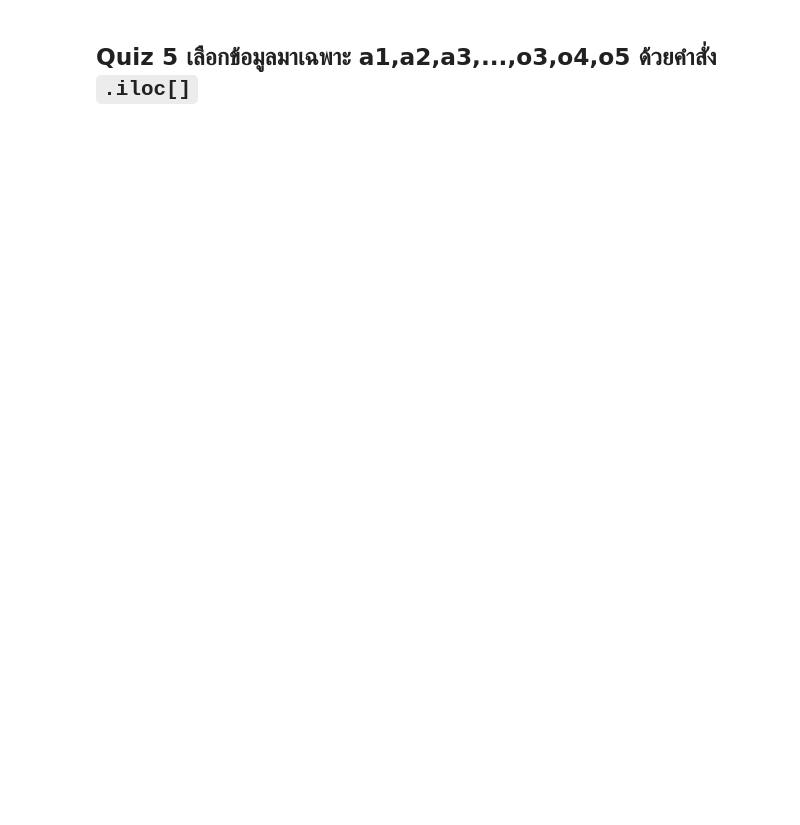
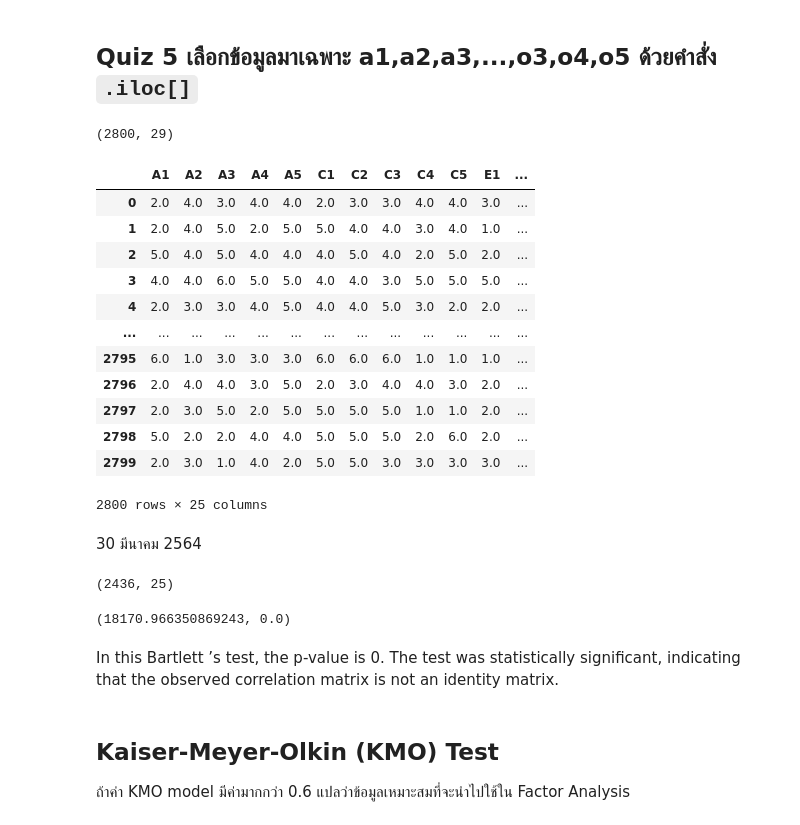
Before and after one commit to siriwat-heart/Multivariate, a Jupyter notebook: Chapter_5_Factor_Analysis.ipynb, the cells around one changed output. Cells and saved outputs as stored; diff of their text form; code cells hidden in the pictures; blank space fills up the shorter version.

````diff
--- a/Chapter_5_Factor_Analysis.ipynb
+++ b/Chapter_5_Factor_Analysis.ipynb
@@ -70,4 +54,42 @@ import matplotlib.pyplot as plt  # = from matplotlib import pyplot as plt
 # %% [markdown]
 ## Quiz 5 เลือกข้อมูลมาเฉพาะ a1,a2,a3,...,o3,o4,o5 ด้วยคำสั่ง ```.iloc[]```
+# %%
+BFI_data.shape
+# %% [output]
+(2800, 29)
 # %%
-BFI_data_dropped = BFI_data.iloc[:,]
+BFI_data_dropped = BFI_data.iloc[:,1:26]
+BFI_data_dropped
+# %% [output]
+|  | A1 | A2 | A3 | A4 | A5 | C1 | C2 | C3 | C4 | C5 | E1 | ... |
+| 0 | 2.0 | 4.0 | 3.0 | 4.0 | 4.0 | 2.0 | 3.0 | 3.0 | 4.0 | 4.0 | 3.0 | ... |
+| 1 | 2.0 | 4.0 | 5.0 | 2.0 | 5.0 | 5.0 | 4.0 | 4.0 | 3.0 | 4.0 | 1.0 | ... |
+| 2 | 5.0 | 4.0 | 5.0 | 4.0 | 4.0 | 4.0 | 5.0 | 4.0 | 2.0 | 5.0 | 2.0 | ... |
+| 3 | 4.0 | 4.0 | 6.0 | 5.0 | 5.0 | 4.0 | 4.0 | 3.0 | 5.0 | 5.0 | 5.0 | ... |
+| 4 | 2.0 | 3.0 | 3.0 | 4.0 | 5.0 | 4.0 | 4.0 | 5.0 | 3.0 | 2.0 | 2.0 | ... |
+| ... | ... | ... | ... | ... | ... | ... | ... | ... | ... | ... | ... | ... |
+| 2795 | 6.0 | 1.0 | 3.0 | 3.0 | 3.0 | 6.0 | 6.0 | 6.0 | 1.0 | 1.0 | 1.0 | ... |
+| 2796 | 2.0 | 4.0 | 4.0 | 3.0 | 5.0 | 2.0 | 3.0 | 4.0 | 4.0 | 3.0 | 2.0 | ... |
+| 2797 | 2.0 | 3.0 | 5.0 | 2.0 | 5.0 | 5.0 | 5.0 | 5.0 | 1.0 | 1.0 | 2.0 | ... |
+| 2798 | 5.0 | 2.0 | 2.0 | 4.0 | 4.0 | 5.0 | 5.0 | 5.0 | 2.0 | 6.0 | 2.0 | ... |
+| 2799 | 2.0 | 3.0 | 1.0 | 4.0 | 2.0 | 5.0 | 5.0 | 3.0 | 3.0 | 3.0 | 3.0 | ... |
+2800 rows × 25 columns
+# %% [markdown]
+30 มีนาคม 2564
+# %%
+BFI_data_dropped = BFI_data_dropped.dropna()
+BFI_data_dropped.shape
+# %% [output]
+(2436, 25)
+# %%
+from factor_analyzer.factor_analyzer import calculate_bartlett_sphericity
+chi_square_value,p_value=calculate_bartlett_sphericity(BFI_data_dropped)
+chi_square_value, p_value
+# %% [output]
+(18170.966350869243, 0.0)
+# %% [markdown]
+In this Bartlett ’s test, the p-value is 0. The test was statistically significant, indicating that the observed correlation matrix is not an identity matrix.
+# %% [markdown]
+## **Kaiser-Meyer-Olkin (KMO) Test**
+
+ถ้าค่า KMO model มีค่ามากกว่า 0.6 แปลว่าข้อมูลเหมาะสมที่จะนำไปใช้ใน Factor Analysis
````
Also changed, not shown: parts of 26 cells of this notebook.
